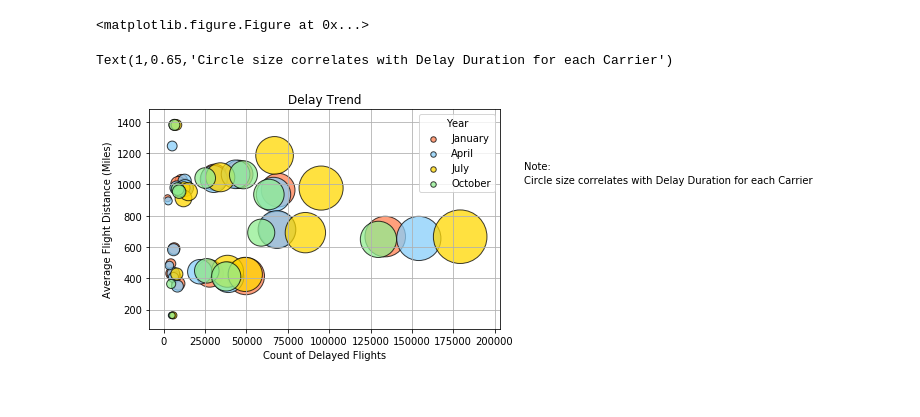
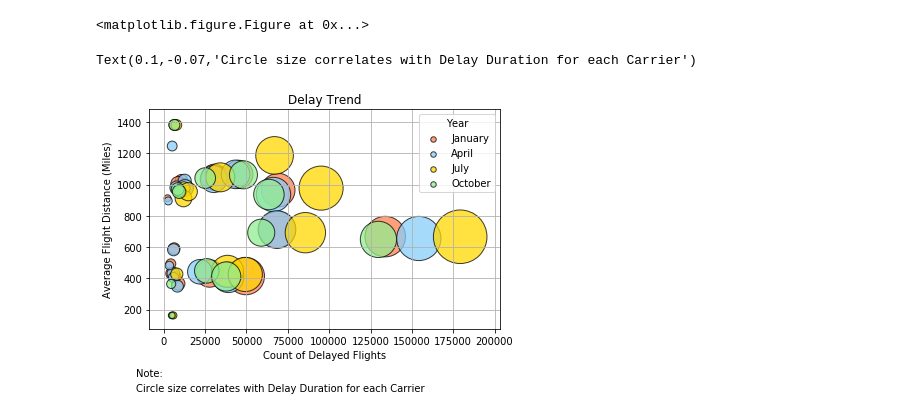
Before and after one commit to Randy0601/GroupProject, a Jupyter notebook: Saifee/Starter.ipynb, the cells around one changed output. Cells and saved outputs as stored; diff of their text form; code cells hidden in the pictures.

```diff
--- a/Saifee/Starter.ipynb
+++ b/Saifee/Starter.ipynb
@@ -496,69 +503,55 @@ plt.tight_layout()
 [figure]
 <matplotlib.figure.Figure at 0x...>
 # %%
-## Obtain the x and y coordinates for each of the three city types
 
-#Grouping the merged dataset by Months - Urban, Suburban, Rural
 year_grouped_df = Delay_df.groupby(["Month"])
-
-# #Grouping the Urban cities further by individual city
 jan_grouped = year_grouped_df.get_group(1).groupby("UniqueCarrier")
-
-#Grouping the Suburban cities further by individual city
 apr_grouped = year_grouped_df.get_group(4).groupby("UniqueCarrier")
-
-#Grouping the Rural cities further by individual city
 july_grouped = year_grouped_df.get_group(7).groupby("UniqueCarrier")
-
 oct_grouped = year_grouped_df.get_group(10).groupby("UniqueCarrier")
 
-#Finding the Average Fare, Total Rides and Driver Count for Urban cities
 
 jan_flight_Distance = jan_grouped["Distance"].median()
 jan_delay_count = jan_grouped["Flights"].size()
 jan_delay_minutes = jan_grouped["DepDelayMinutes"].sum()
 
-#Finding the Average Fare, Total Rides and Driver Count for Suburban cities
 apr_flight_Distance = apr_grouped["Distance"].median()
 apr_delay_count = apr_grouped["Flights"].size()
 apr_delay_minutes = apr_grouped["DepDelayMinutes"].sum()
 
-#Finding the Average Fare, Total Rides and Driver Count for Rural cities
 july_flight_Distance = july_grouped["Distance"].median()
 july_delay_count = july_grouped["Flights"].size()
 july_delay_minutes = july_grouped["DepDelayMinutes"].sum()
 
 oct_flight_Distance = oct_grouped["Distance"].median()
 oct_delay_count = oct_grouped["Flights"].size()
 oct_delay_minutes = oct_grouped["DepDelayMinutes"].sum()
 
-# Build the scatter plots for each city types
 plt.scatter(jan_delay_count, jan_flight_Distance, marker="o", s=jan_delay_minutes/2000, facecolors = 'coral' , edgecolors="black", alpha=0.75, label="January")
 plt.scatter(apr_delay_count, apr_flight_Distance, marker="o", s=apr_delay_minutes/2000, facecolors = 'lightskyblue' , edgecolors="black", alpha=0.75, label="April")
 plt.scatter(july_delay_count, july_flight_Distance, marker="o", s=july_delay_minutes/2000, facecolors= 'gold' , edgecolors="black", alpha=0.75, label="July")
 plt.scatter(oct_delay_count, oct_flight_Distance, marker="o", s=oct_delay_minutes/2000, facecolors= 'lightgreen' , edgecolors="black", alpha=0.75, label="October")
 
 
-# Incorporate the other graph properties
 plt.title("Delay Trend")
 plt.xlabel("Count of Delayed Flights")
 plt.ylabel("Average Flight Distance (Miles)")
 plt.tight_layout()
 plt.grid()
 
 # Create a legend
 legend = plt.legend(loc = "best",title = "Year")
 legend.legendHandles[0]._sizes = [30]
 legend.legendHandles[1]._sizes = [30]
 legend.legendHandles[2]._sizes = [30]
 legend.legendHandles[3]._sizes = [30]
 
 # Incorporate a text label regarding circle size
-plt.figtext(1.0,0.7, "Note:")
-plt.figtext(1.0,0.65, "Circle size correlates with Delay Duration for each Carrier")
+plt.figtext(0.1,-0.02, "Note:")
+plt.figtext(0.1,-0.07, "Circle size correlates with Delay Duration for each Carrier")
 
 # # Save Figure
 # # plt.savefig("../Images/PyberAnalysis.png")
 # %% [output]
-Text(1,0.65,'Circle size correlates with Delay Duration for each Carrier')
+Text(0.1,-0.07,'Circle size correlates with Delay Duration for each Carrier')
-[figure, old version]
+[figure, new version]
```
Also changed, not shown: parts of 9 cells of this notebook, 1 other file.
